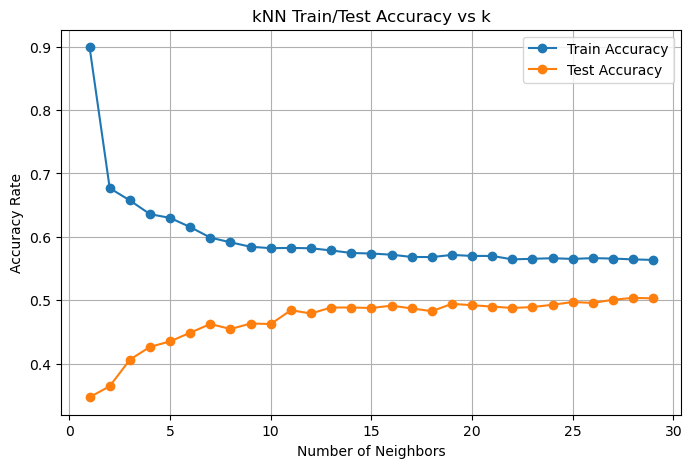
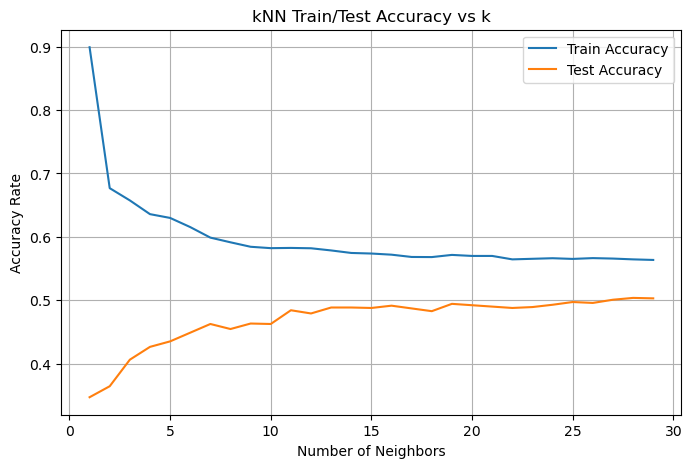
Unified diff of the notebook cell whose output changed from the first chart to the second:
--- before
+++ after
@@ -19,6 +19,6 @@
 
 plt.figure(figsize=(8, 5))
-plt.plot(k_values, train_accs, marker='o', label='Train Accuracy')
-plt.plot(k_values, test_accs, marker='o', label='Test Accuracy')
+plt.plot(k_values, train_accs, label='Train Accuracy')
+plt.plot(k_values, test_accs, label='Test Accuracy')
 
 plt.title("kNN Train/Test Accuracy vs k")

Commit: Making graphs more aligned